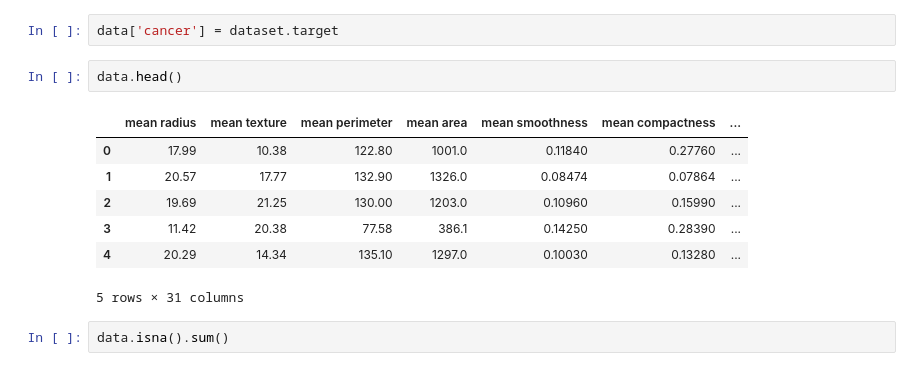
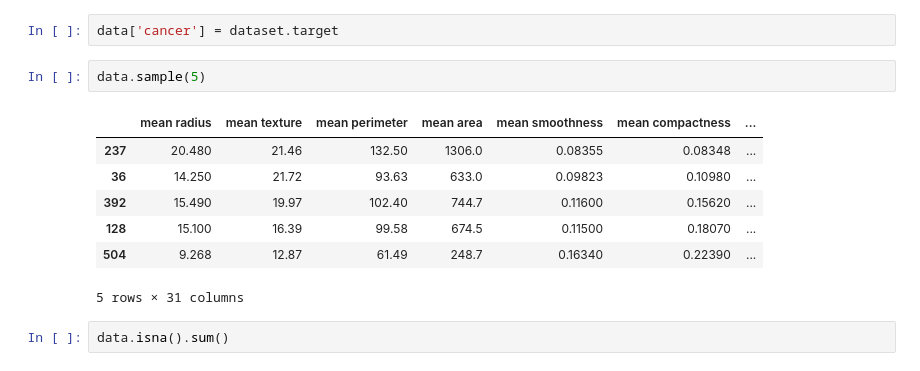
Before and after one commit to yamusagitov/Machine-Learning, a Jupyter notebook: Random Forest/random forest_cancer.ipynb, the cells around one changed output. Saved outputs shown, nothing was run; the diff lists cells and outputs as text.

```diff
--- a/Random Forest/random forest_cancer.ipynb
+++ b/Random Forest/random forest_cancer.ipynb
@@ -23,14 +26,14 @@ data = pd.DataFrame(data=dataset.data, columns=dataset.feature_names)
 # %%
 data['cancer'] = dataset.target
 # %%
-data.head()
+data.sample(5)
 # %% [output]
 |  | mean radius | mean texture | mean perimeter | mean area | mean smoothness | mean compactness | ... |
-| 0 | 17.99 | 10.38 | 122.80 | 1001.0 | 0.11840 | 0.27760 | ... |
-| 1 | 20.57 | 17.77 | 132.90 | 1326.0 | 0.08474 | 0.07864 | ... |
-| 2 | 19.69 | 21.25 | 130.00 | 1203.0 | 0.10960 | 0.15990 | ... |
-| 3 | 11.42 | 20.38 | 77.58 | 386.1 | 0.14250 | 0.28390 | ... |
-| 4 | 20.29 | 14.34 | 135.10 | 1297.0 | 0.10030 | 0.13280 | ... |
+| 237 | 20.480 | 21.46 | 132.50 | 1306.0 | 0.08355 | 0.08348 | ... |
+| 36 | 14.250 | 21.72 | 93.63 | 633.0 | 0.09823 | 0.10980 | ... |
+| 392 | 15.490 | 19.97 | 102.40 | 744.7 | 0.11600 | 0.15620 | ... |
+| 128 | 15.100 | 16.39 | 99.58 | 674.5 | 0.11500 | 0.18070 | ... |
+| 504 | 9.268 | 12.87 | 61.49 | 248.7 | 0.16340 | 0.22390 | ... |
 5 rows × 31 columns
 # %%
 data.isna().sum()
```
Also changed, not shown: parts of 4 cells of this notebook, 3 other files.
